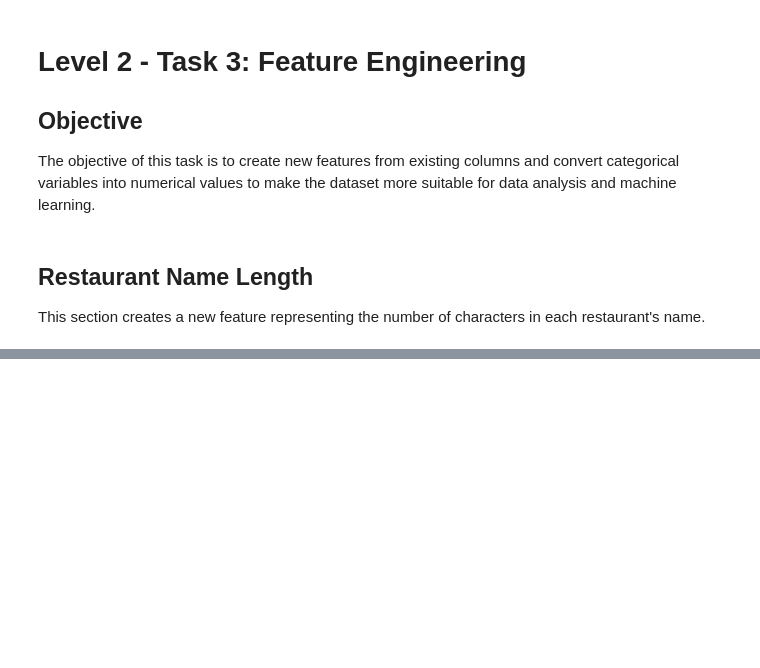
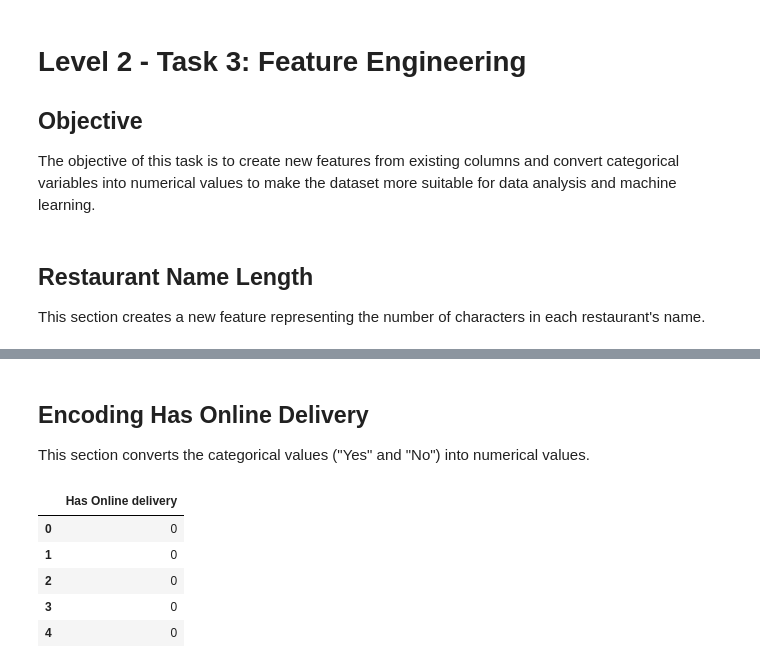
Before and after one commit to Alquamaa20/Cognifyz-DataScience-Internship, a Jupyter notebook: Level_2/Level_2_Task_Data_Exploration.ipynb, the cells around one changed output, grey strips where cells are left out. Cells and saved outputs as stored; diff of their text form; code cells hidden in the pictures; blank space fills up the shorter version.

```diff
--- a/Level_2/Level_2_Task_Data_Exploration.ipynb
+++ b/Level_2/Level_2_Task_Data_Exploration.ipynb
@@ -832,0 +307,18 @@ df[["Restaurant Name", "Restaurant Name Length"]].head()
+# %% [markdown]
+## Encoding Has Online Delivery
+
+This section converts the categorical values ("Yes" and "No") into numerical values.
+# %%
+df["Has Online delivery"] = df["Has Online delivery"].map({
+    "Yes": 1,
+    "No": 0
+})
+
+df[["Has Online delivery"]].head()
+# %% [output]
+|  | Has Online delivery |
+| 0 | 0 |
+| 1 | 0 |
+| 2 | 0 |
+| 3 | 0 |
+| 4 | 0 |
```
Also changed, not shown: parts of 81 cells of this notebook, 2 other files.
